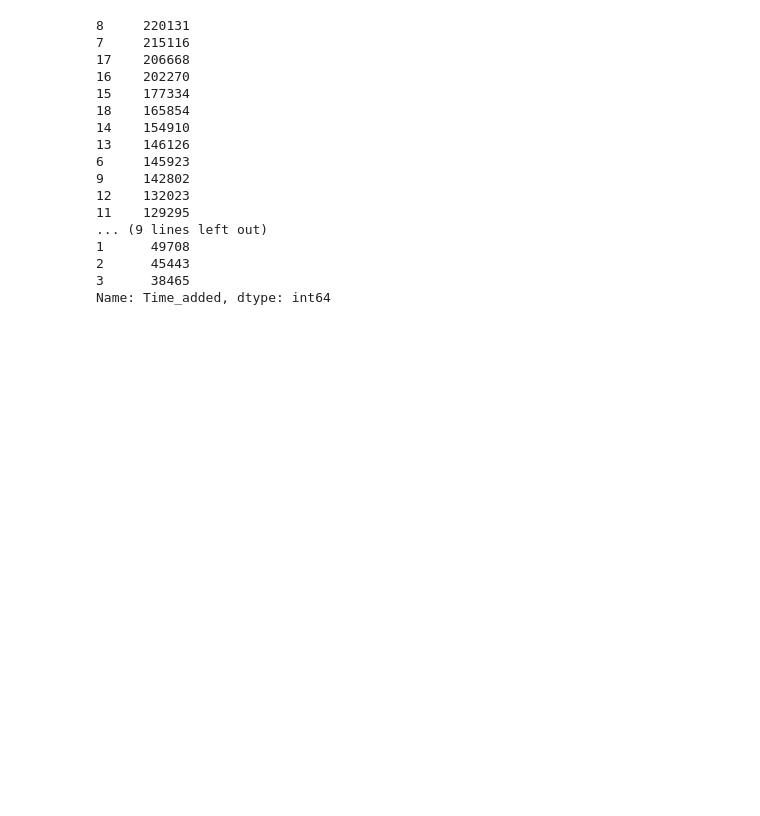
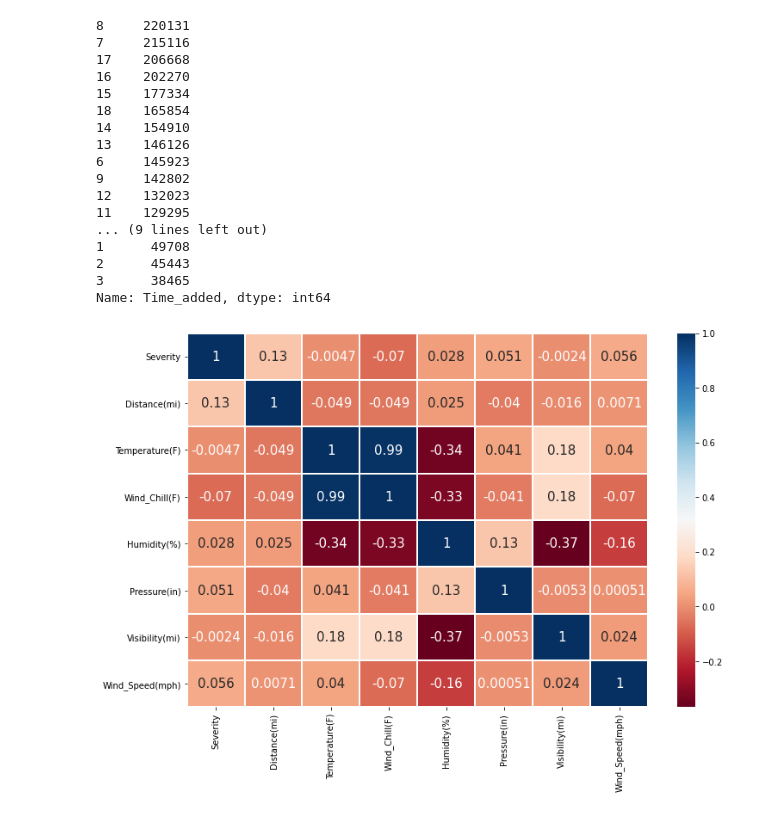
Before and after one commit to Thuoq/Books-Python-Data-For-Analyst, a Jupyter notebook: Xác suất Thống Kê.ipynb, the cells around one changed output. Cells and saved outputs as stored; diff of their text form; code cells hidden in the pictures; blank space fills up the shorter version.

Commit message:
add for describe in graph

```diff
--- a/Xác suất Thống Kê.ipynb
+++ b/Xác suất Thống Kê.ipynb
@@ -222,3 +224,15 @@ data["Time_added"].apply(lambda timestamp: timestamp.hour).value_counts()
 2      45443
 3      38465
 Name: Time_added, dtype: int64
+# %%
+fig=sns.heatmap(data[['Severity','Distance(mi)',
+                    'Temperature(F)','Wind_Chill(F)','Humidity(%)',
+                    'Pressure(in)','Visibility(mi)','Wind_Speed(mph)']].corr(),
+                annot=True,cmap='RdBu',linewidths=0.2,annot_kws={'size':15})
+fig=plt.gcf()
+fig.set_size_inches(12,8)
+plt.xticks(fontsize=10)
+plt.yticks(fontsize=10)
+plt.show()
+# %% [output]
+[figure, added]
```
Also changed, not shown: parts of 4 cells of this notebook.
